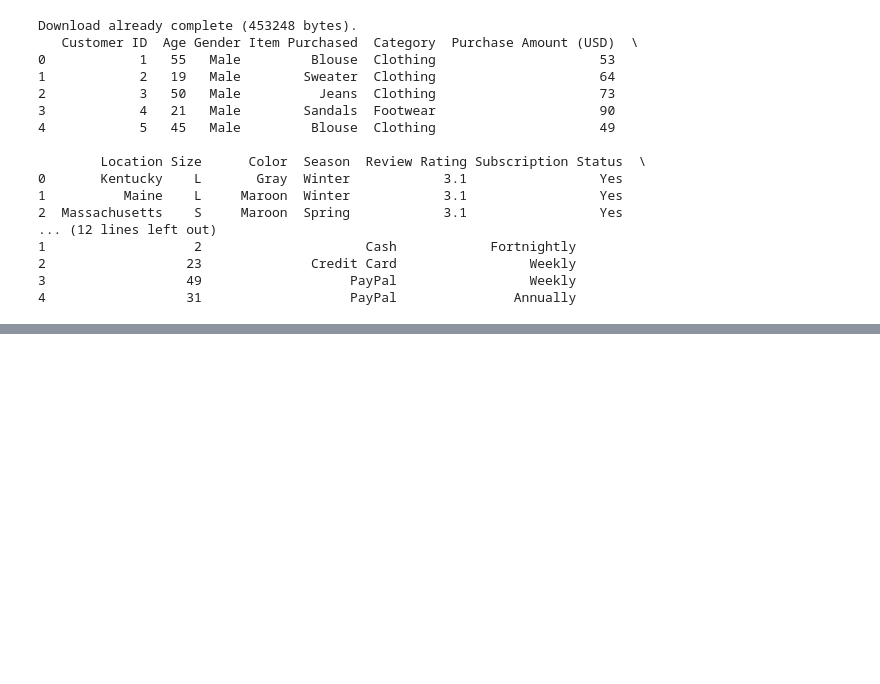
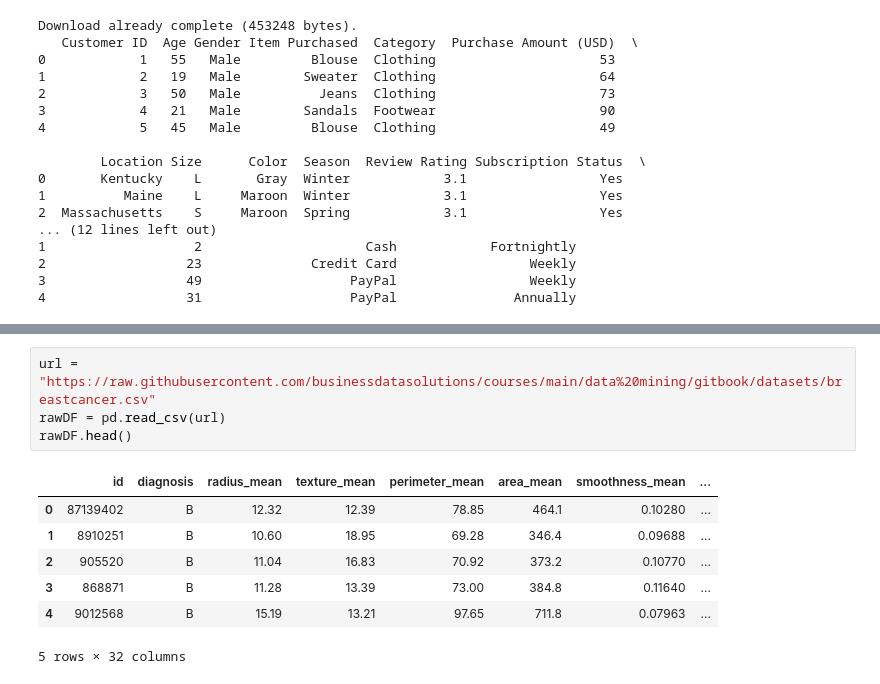
Before and after one commit to witusj/datamining101, a Jupyter notebook: notes-25-02-10.ipynb, the cells around one changed output, grey strips where cells are left out. Cells and saved outputs as stored; diff of their text form; blank space fills up the shorter version.

```diff
--- a/notes-25-02-10.ipynb
+++ b/notes-25-02-10.ipynb
@@ -87,3 +101,15 @@ fig = maria.bar(avg_age_per_gender, x='Gender', y='Age',
 fig.show()
 # %% [output]
 [interactive output not drawn]
+# %%
+url = "https://raw.githubusercontent.com/businessdatasolutions/courses/main/data%20mining/gitbook/datasets/breastcancer.csv"
+rawDF = pd.read_csv(url)
+rawDF.head()
+# %% [output]
+|  | id | diagnosis | radius_mean | texture_mean | perimeter_mean | area_mean | smoothness_mean | ... |
+| 0 | 87139402 | B | 12.32 | 12.39 | 78.85 | 464.1 | 0.10280 | ... |
+| 1 | 8910251 | B | 10.60 | 18.95 | 69.28 | 346.4 | 0.09688 | ... |
+| 2 | 905520 | B | 11.04 | 16.83 | 70.92 | 373.2 | 0.10770 | ... |
+| 3 | 868871 | B | 11.28 | 13.39 | 73.00 | 384.8 | 0.11640 | ... |
+| 4 | 9012568 | B | 15.19 | 13.21 | 97.65 | 711.8 | 0.07963 | ... |
+5 rows × 32 columns
```
Also changed, not shown: parts of 4 cells of this notebook.
